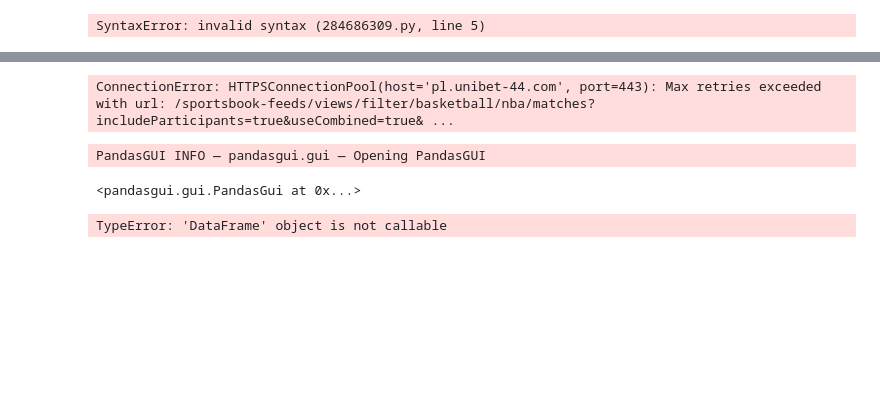
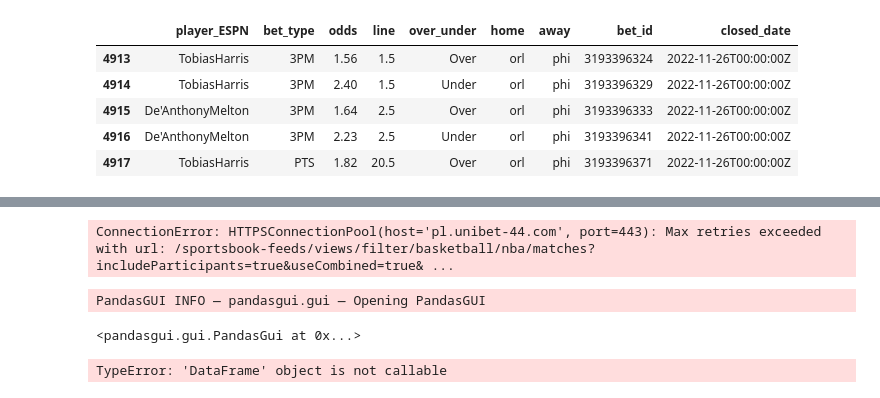
Before and after one commit to wojtrze/nba-stats, a Jupyter notebook: Untitled6.ipynb, the cells around one changed output, grey strips where cells are left out. Drawn from its saved outputs; the diff is of its cells as text; code cells hidden in the pictures; blank space fills up the shorter version.

```diff
--- a/Untitled6.ipynb
+++ b/Untitled6.ipynb
@@ -21,13 +21,14 @@ import pandas as pd
 # line > q80 and under_count > over_count and (over_count + under_count) > 2
 # line < q20 and under_count < over_count and (over_count + under_count) > 3
 # %%
-#show(bets_scoring_df(bets))
-bet_type =="ARP"
-bet_date >"2022-10-19"
-name_ESPN == "GiannisAntetokounmpo"
-typ wykresu: line
-x betline
-y diff
-#bets
+dataframe = stored_bets()
+#todays_bets = dataframe.loc[dataframe['closed_date'] > "2022-11-21"]
+todays_bets = dataframe[dataframe['closed_date'] > "2022-11-26"]
+todays_bets.head(5)
 # %% [output]
-SyntaxError: invalid syntax (284686309.py, line 5)
+|  | player_ESPN | bet_type | odds | line | over_under | home | away | bet_id | closed_date |
+| 4913 | TobiasHarris | 3PM | 1.56 | 1.5 | Over | orl | phi | 3193396324 | 2022-11-26T00:00:00Z |
+| 4914 | TobiasHarris | 3PM | 2.40 | 1.5 | Under | orl | phi | 3193396329 | 2022-11-26T00:00:00Z |
+| 4915 | De'AnthonyMelton | 3PM | 1.64 | 2.5 | Over | orl | phi | 3193396333 | 2022-11-26T00:00:00Z |
+| 4916 | De'AnthonyMelton | 3PM | 2.23 | 2.5 | Under | orl | phi | 3193396341 | 2022-11-26T00:00:00Z |
+| 4917 | TobiasHarris | PTS | 1.82 | 20.5 | Over | orl | phi | 3193396371 | 2022-11-26T00:00:00Z |
```
Also changed, not shown: parts of 2 cells of this notebook, 2 other files.
